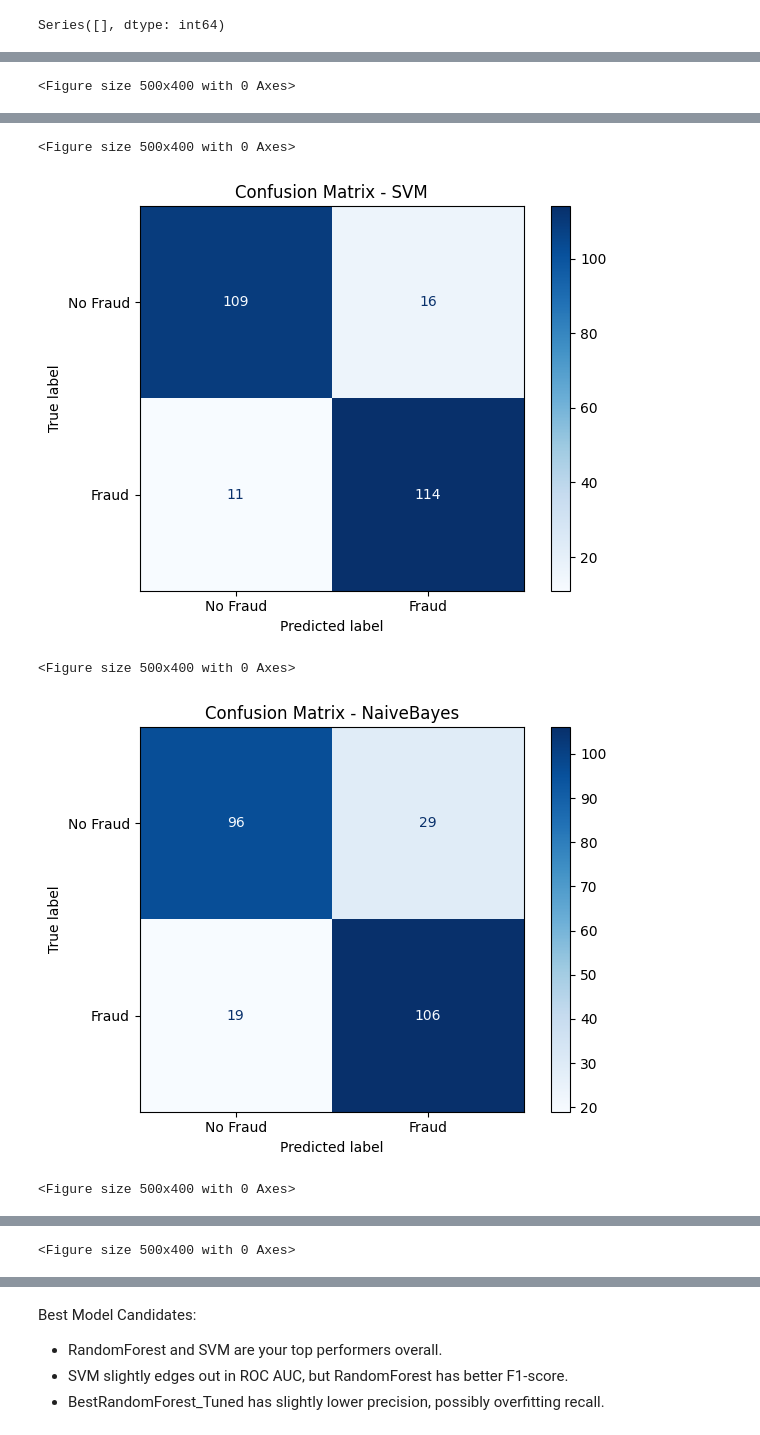
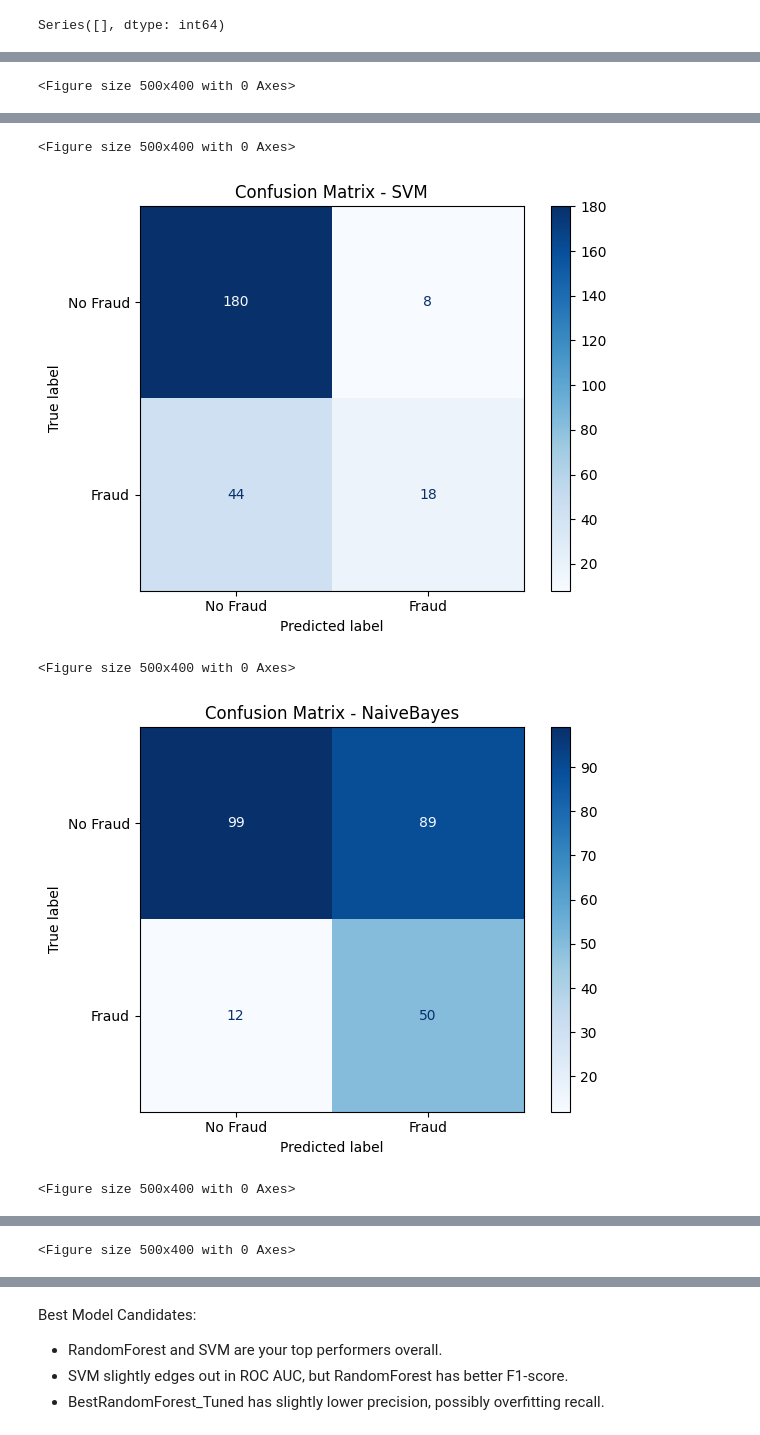
Before and after one commit to SergeyNelyapenkoBU/2025-spring-B2, a Jupyter notebook: OMDS-ModB2-Week11-Nelyapenko-Sergey_insurance_claims.ipynb, the cells around one changed output, grey strips where cells are left out. Saved outputs shown, nothing was run; the diff lists cells and outputs as text; code cells hidden in the pictures.

```diff
--- a/OMDS-ModB2-Week11-Nelyapenko-Sergey_insurance_claims.ipynb
+++ b/OMDS-ModB2-Week11-Nelyapenko-Sergey_insurance_claims.ipynb
@@ -342,12 +348,10 @@ print(dataset_encoded.isnull().sum()[dataset_encoded.isnull().sum() > 0])
 # %% [output]
 Series([], dtype: int64)
 # %%
-X_sim, y = make_classification(n_samples=1000, n_features=10, n_informative=6, random_state=42)
-df = pd.DataFrame(X_sim, columns=[f'feature_{i}' for i in range(10)])
-df['fraud_reported_int'] = y
-
-X = df.drop('fraud_reported_int', axis=1)
-y = df['fraud_reported_int']
+target_column = 'fraud_reported_int'
+# ---------------------------------------------------
+X = dataset_encoded.drop(target_column, axis=1)
+y = dataset_encoded[target_column]
 
 # Identify numeric columns
 numeric_cols = X.select_dtypes(include=[np.number]).columns
@@ -461,6 +465,7 @@ results['BestRandomForest_Tuned'] = {
 # Step 6: Display results
 # ---------------------------------------------------
 results_df = pd.DataFrame(results).T
-print(results_df)
+
+results_df
 # %% [output]
 <Figure size 500x400 with 0 Axes>
@@ -470,5 +475,5 @@ print(results_df)
 <Figure size 500x400 with 0 Axes>
-[figure, old version]
+[figure, new version]
 <Figure size 500x400 with 0 Axes>
-[figure, old version]
+[figure, new version]
 <Figure size 500x400 with 0 Axes>
```
Also changed, not shown: parts of 5 cells of this notebook, 1 other file.
